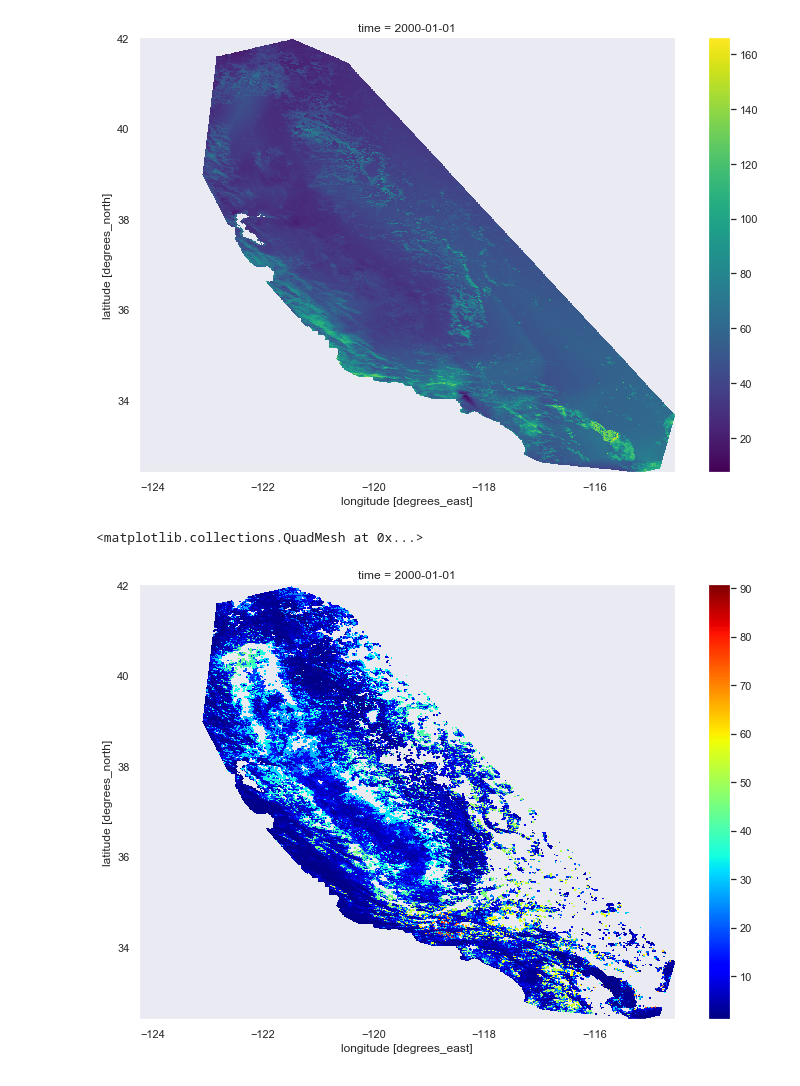
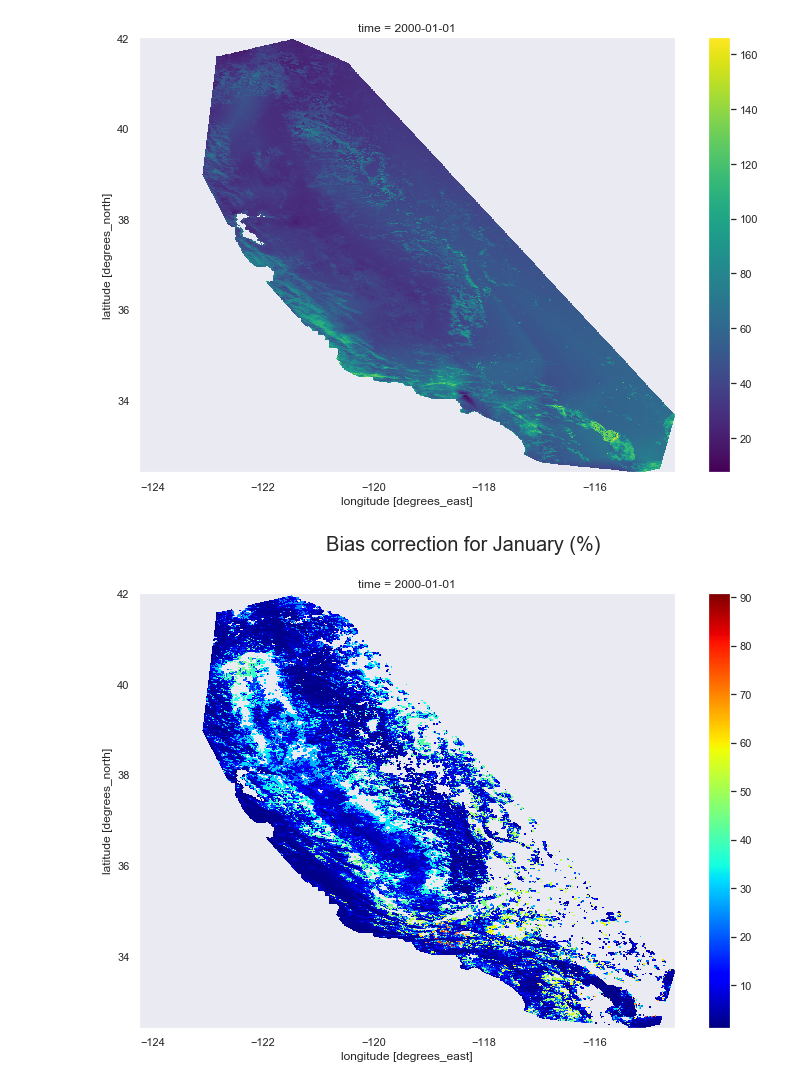
Before and after one commit to kashingtonDC/CIMIS, a Jupyter notebook: code/CIMIS.ipynb, the cells around one changed output. Saved outputs shown, nothing was run; the diff lists cells and outputs as text; code cells hidden in the pictures.

```diff
--- a/code/CIMIS.ipynb
+++ b/code/CIMIS.ipynb
@@ -839,12 +839,13 @@ cort.plot(cmap = 'viridis', ax = ax)
 # %%
 # What approximate percent does each pixel change?
 pct_diff = (ds['et'][0] + et_mean['et_cor_m']) / ds['et'][0]
 
-fig, ax=plt.subplots(figsize = (12,8))
+fig, ax=plt.subplots(figsize = (12,8))s
+plt.suptitle("Bias correction for January (%)", size = 20)
 pct_diff.plot(cmap = 'jet', ax = ax)
+plt.show()
 # %% [output]
-<matplotlib.collections.QuadMesh at 0x...>
-[figure, old version]
+[figure, new version]
 # %%
 f = interpolate.Rbf(xx, yy, array, function='cubic')
 interpolated = f(rr, cc)
```
